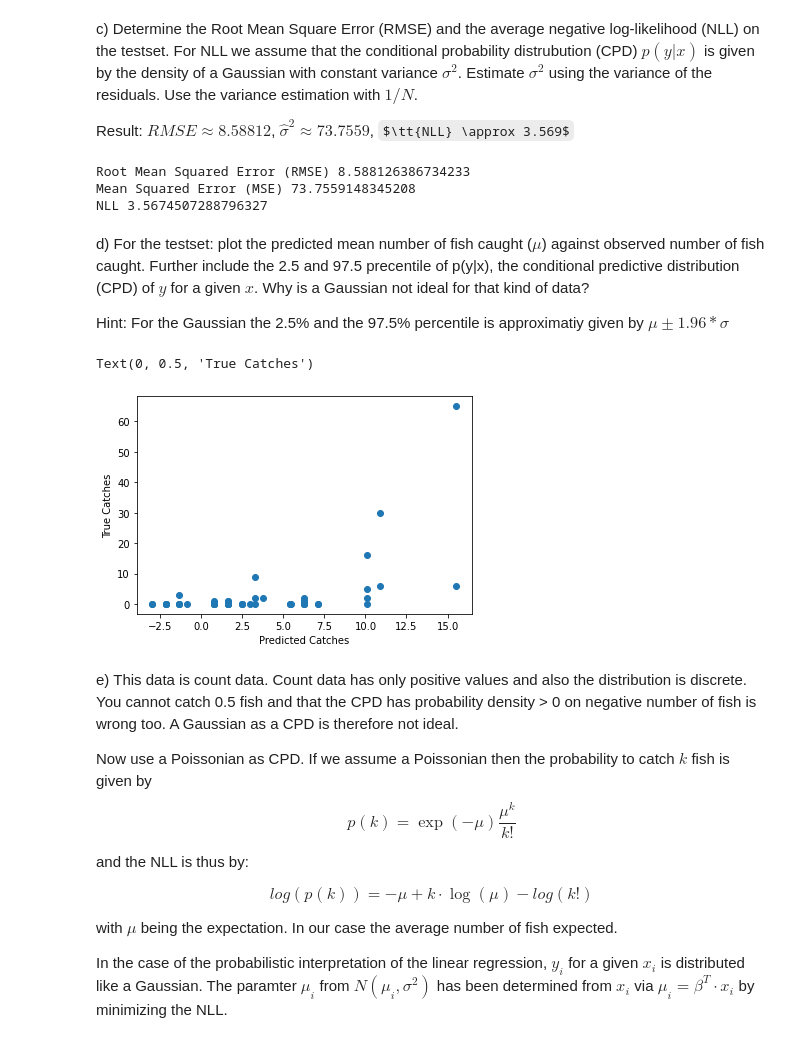
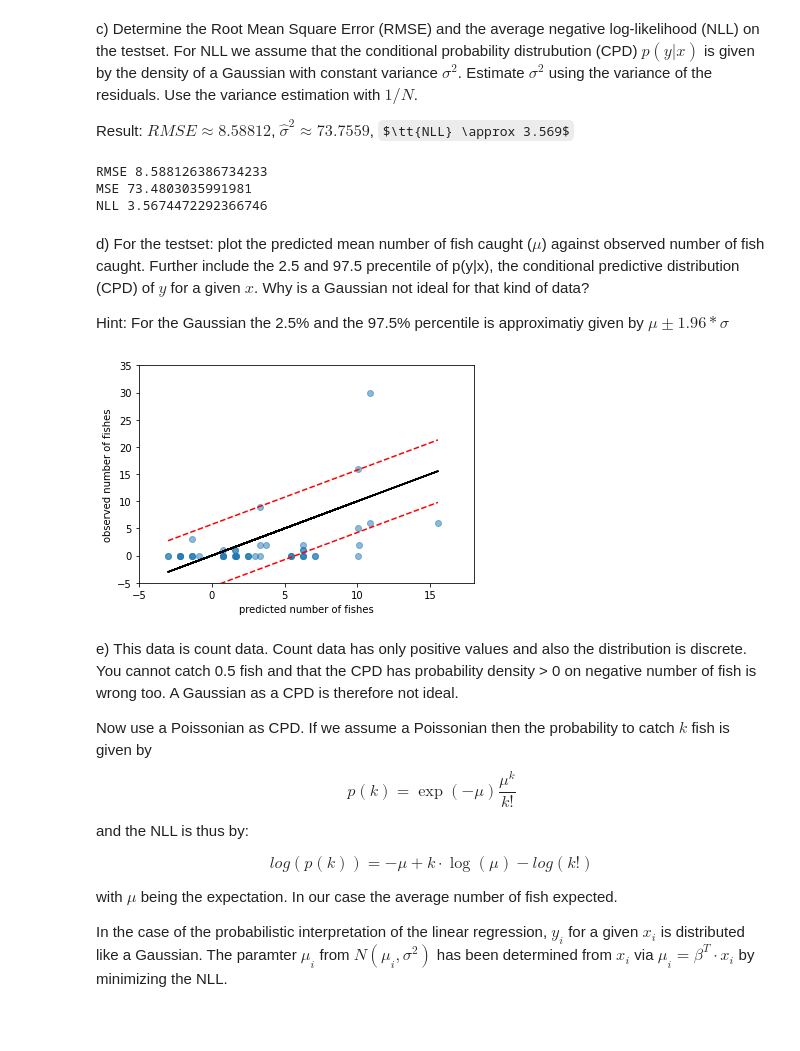
Before and after one commit to schmuecker/machine-learning-course, a Jupyter notebook: 02 linear regression eigengesichtern naive bayes/02.1 linear regression/02.1_Linear_Regression.ipynb, the cells around one changed output. Drawn from its saved outputs; the diff is of its cells as text; code cells hidden in the pictures; some formulas as TeX source.

```diff
--- a/02 linear regression eigengesichtern naive bayes/02.1 linear regression/02.1_Linear_Regression.ipynb
+++ b/02 linear regression eigengesichtern naive bayes/02.1 linear regression/02.1_Linear_Regression.ipynb
@@ -105,6 +102,9 @@ matrix([[5., 6., 8., 8., 3., 6., 5., 8., 6.]])
 # %% [markdown]
 **"By Hand"**
 # %%
+intercepts = np.ones(Xt.shape[0])
+X = np.column_stack((intercepts, Xt))
+
 XTX = np.matmul(X.T,X)
 XTXI = np.linalg.inv(XTX)
 XTXIXT = np.matmul(XTXI, X.T)
@@ -138,8 +138,8 @@ b) Repeat a) but this time with `LinearRegression` from `sklearn.linear_model`
 from sklearn.linear_model import LinearRegression
 model_skl = LinearRegression(fit_intercept=False) #We have an extended X
 model_skl.fit(X,yt) ## Hier hatten wir y statt yt. (Warum erzeugen wir dieses y? mit y kommt obwohl die werte scheinbar gleich sind mit Bene seinem Code etwas falsches raus...)
-coefs = model_skl.coef_
-coefs
+w = model_skl.coef_
+w
 # %% [output]
 array([-8.49222821,  2.4822138 ,  2.95430727,  4.64953914, -5.47160051])
 # %% [markdown]
@@ -149,37 +149,47 @@ Don't forget the intercept, you should have 5 numbers!
 c) Determine the Root Mean Square Error (RMSE) and the average negative log-likelihood (NLL) on the testset. For NLL we assume that the conditional probability distrubution (CPD) $p(y|x)$ is given by the density of a Gaussian with constant variance $\sigma^2$. Estimate $\sigma^2$ using the variance of the residuals. Use the variance estimation with $1/N$.
 
 Result: $ RMSE \approx 8.58812$, $\hat \sigma^2 \approx 73.7559$, $\tt{NLL} \approx 3.569$
-# %%
-from sklearn.metrics import mean_squared_error
-# with scikit
-y_te_pred = np.matmul(X_te,coefs.T)
-y_te_pred_array = np.squeeze(np.asarray(y_te_pred))
-
-rms = mean_squared_error(yte, y_te_pred_array , squared=False)
-
-mse = rms ** 2
-
-gaussian = norm.pdf(y_te_pred[0,:]-yte , loc=(y_te_pred[0,:]-yte).mean(), scale=rms)
-nll = -np.log(gaussian).mean()
-
-print('Root Mean Squared Error (RMSE)', rms)
-print('Mean Squared Error (MSE)', mse)
-print('NLL', nll)
-# %% [output]
-Root Mean Squared Error (RMSE) 8.588126386734233
-Mean Squared Error (MSE) 73.7559148345208
-NLL 3.5674507288796327
+# %%
+from scipy.stats import norm
+pd_Xte = pd.DataFrame(Xte)
+pd_Xte.insert(0, 'Intercept',np.ones((50,1)))
+X_te = np.asmatrix(pd_Xte)
+
+yh = np.matmul(X_te,coefs.T)
+RMSE = np.sqrt(np.mean(np.square((yh[0,:] - yte))))# The RMSE
+
+print('RMSE', RMSE)
+
+sigma2 = (yh[0,:]-yte).var()
+print('MSE', sigma2)
+
+gaussian = norm.pdf(yh[0,:]-yte, loc=(yh[0,:]-yte).mean(), scale=np.sqrt(sigma2))
+nll = -np.log(gaussian)
+
+print('NLL', nll.mean())
+# %% [output]
+RMSE 8.588126386734233
+MSE 73.4803035991981
+NLL 3.5674472292366746
 # %% [markdown]
 d) For the testset: plot the predicted mean number of fish caught ($\mu$) against observed number of fish caught. Further include the 2.5 and 97.5 precentile of p(y|x), the conditional predictive distribution (CPD) of $y$ for a given $x$. Why is a Gaussian not ideal for that kind of data?
 
 Hint: For the Gaussian the 2.5% and the 97.5% percentile is approximatiy given by $\mu \pm 1.96*\sigma$
-# %%
-plt.scatter([y_te_pred], [yte])
-plt.xlabel('Predicted Catches')
-plt.ylabel('True Catches')
-# %% [output]
-Text(0, 0.5, 'True Catches')
-[figure, removed]
+# %%
+y_pred = np.array([np.dot(w[1:].T, x_i) + w[0] for x_i in Xte])
+plt.scatter(y_pred, yte,alpha=0.5)
+sort_idx = np.argsort(y_pred,axis=0)
+plt.plot(y_pred[sort_idx].flatten(), y_pred[sort_idx].flatten()+1.96*np.sqrt(RMSE), linestyle='dashed', c="red")
+plt.plot(y_pred[sort_idx].flatten(), y_pred[sort_idx].flatten()-1.96*np.sqrt(RMSE), linestyle='dashed', c="red")
+plt.plot(y_pred, y_pred, c="black")
+
+plt.xlabel('predicted number of fishes')
+plt.ylabel('observed number of fishes')
+plt.xlim(-5,18)
+plt.ylim(-5,35)
+plt.show()
+# %% [output]
+[figure, added]
 # %% [markdown]
 e) This data is count data. Count data has only positive values and also the distribution is discrete. You cannot catch 0.5 fish and that the CPD has probability density > 0 on negative number of fish is wrong too. A Gaussian as a CPD is therefore not ideal.
 
```
Also changed, not shown: parts of 9 cells of this notebook.
